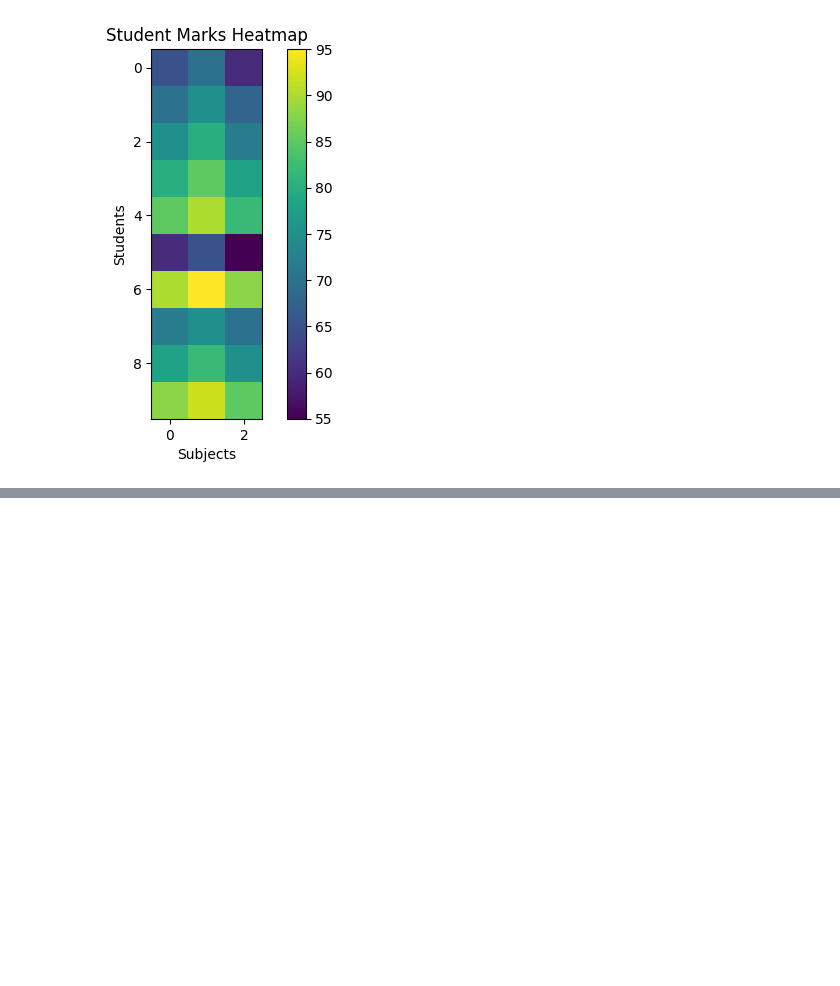
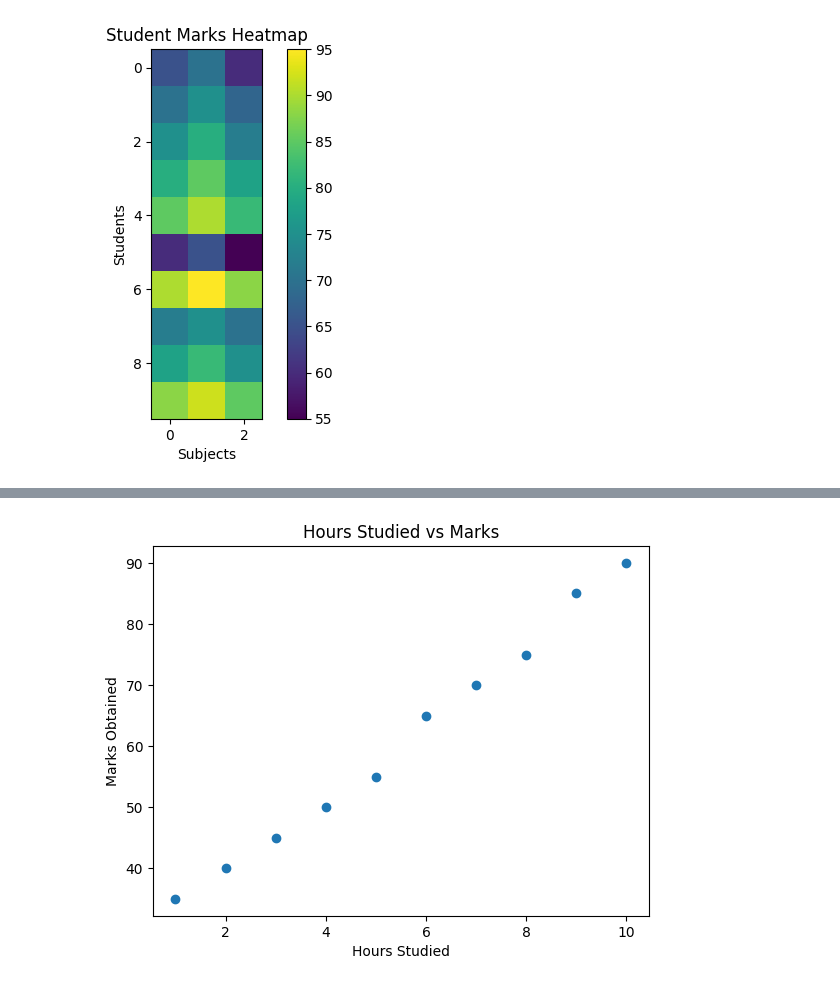
Before and after one commit to yaswanth-tech/da, a Jupyter notebook: matplot.ipynb, the cells around one changed output, grey strips where cells are left out. Drawn from its saved outputs; the diff is of its cells as text; code cells hidden in the pictures; blank space fills up the shorter version.

```diff
--- a/matplot.ipynb
+++ b/matplot.ipynb
@@ -232,0 +274,13 @@ plt.colorbar()
+# %%
+import matplotlib.pyplot as plt
+
+hours = [1, 2, 3, 4, 5, 6, 7, 8, 9, 10]
+marks = [35, 40, 45, 50, 55, 65, 70, 75, 85, 90]
+
+plt.scatter(hours, marks)
+plt.xlabel("Hours Studied")
+plt.ylabel("Marks Obtained")
+plt.title("Hours Studied vs Marks")
+plt.show()
+# %% [output]
+[figure, added]
```
Also changed, not shown: parts of 31 cells of this notebook.
